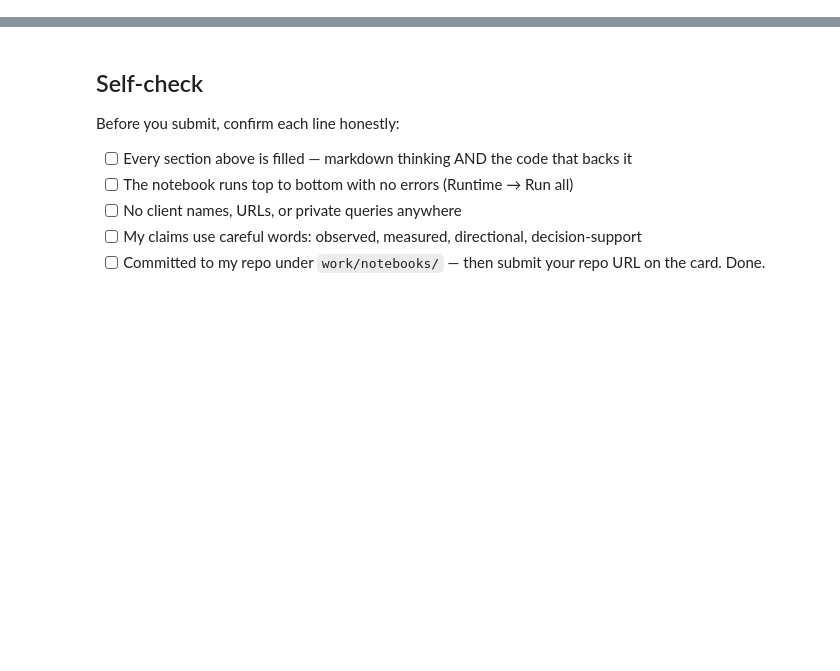
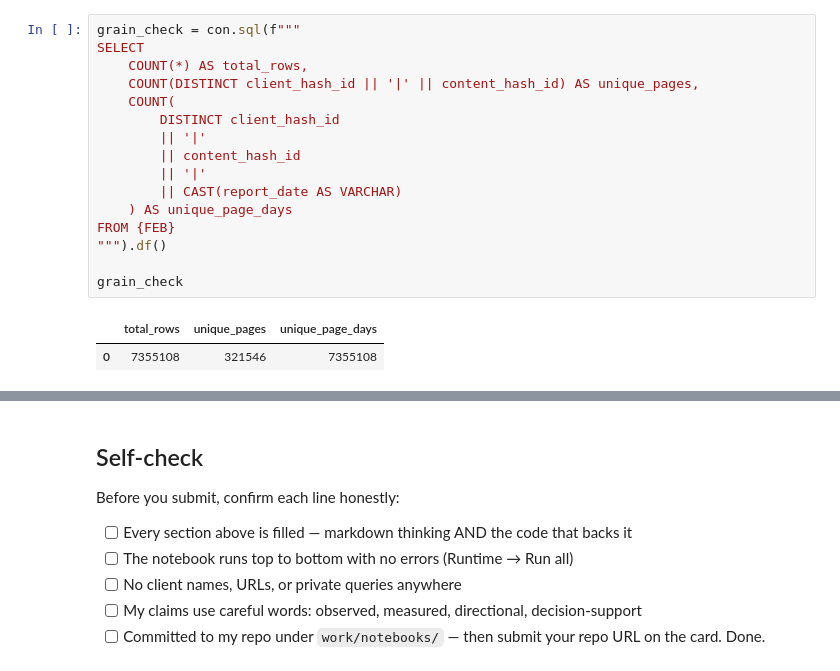
Before and after one commit to vxsnth/Machine_learning, a Jupyter notebook: work/notebooks/w03_data_contract.ipynb, the cells around one changed output, grey strips where cells are left out. Drawn from its saved outputs; the diff is of its cells as text; blank space fills up the shorter version.

```diff
--- a/work/notebooks/w03_data_contract.ipynb
+++ b/work/notebooks/w03_data_contract.ipynb
@@ -36,0 +80,19 @@ This skeleton is yours to fill. Work the sections **in order** — each one has
+# %%
+grain_check = con.sql(f"""
+SELECT
+    COUNT(*) AS total_rows,
+    COUNT(DISTINCT client_hash_id || '|' || content_hash_id) AS unique_pages,
+    COUNT(
+        DISTINCT client_hash_id
+        || '|'
+        || content_hash_id
+        || '|'
+        || CAST(report_date AS VARCHAR)
+    ) AS unique_page_days
+FROM {FEB}
+""").df()
+
+grain_check
+# %% [output]
+|  | total_rows | unique_pages | unique_page_days |
+| 0 | 7355108 | 321546 | 7355108 |
```
Also changed, not shown: parts of 27 cells of this notebook.
